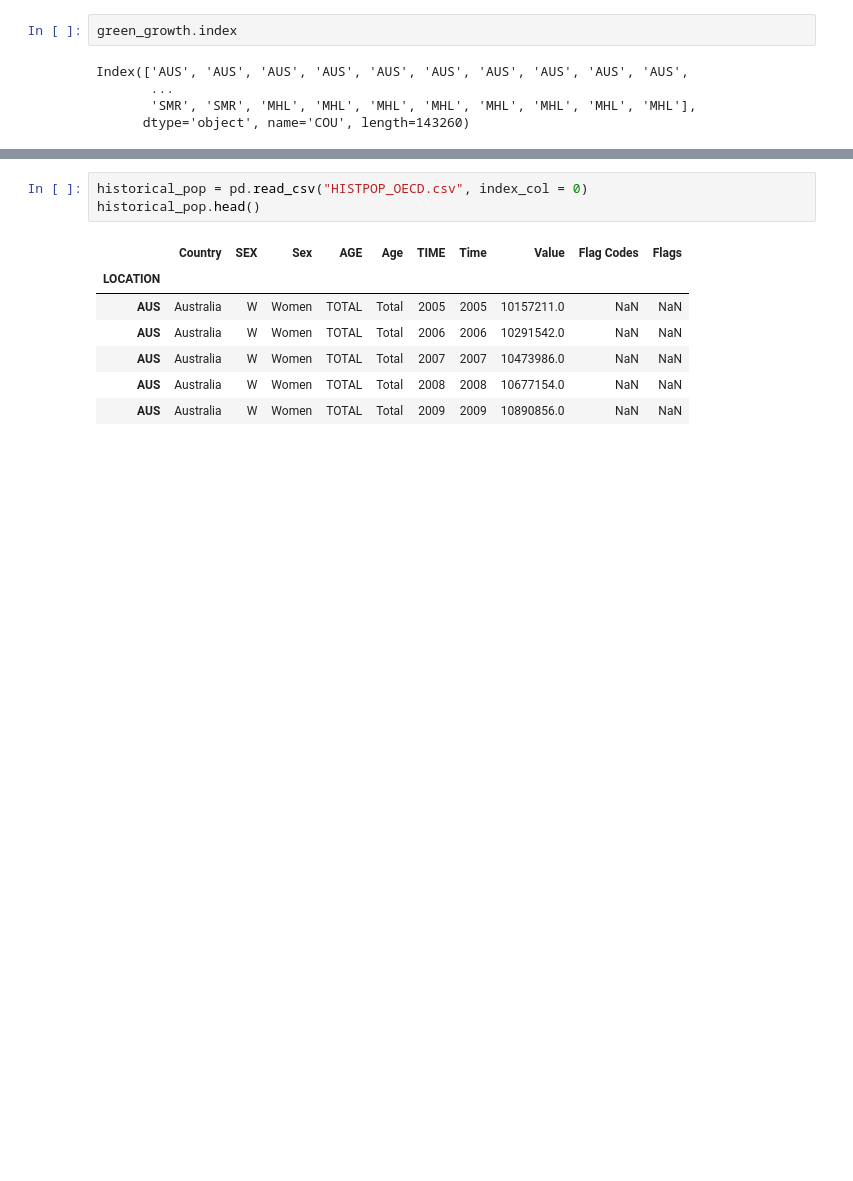
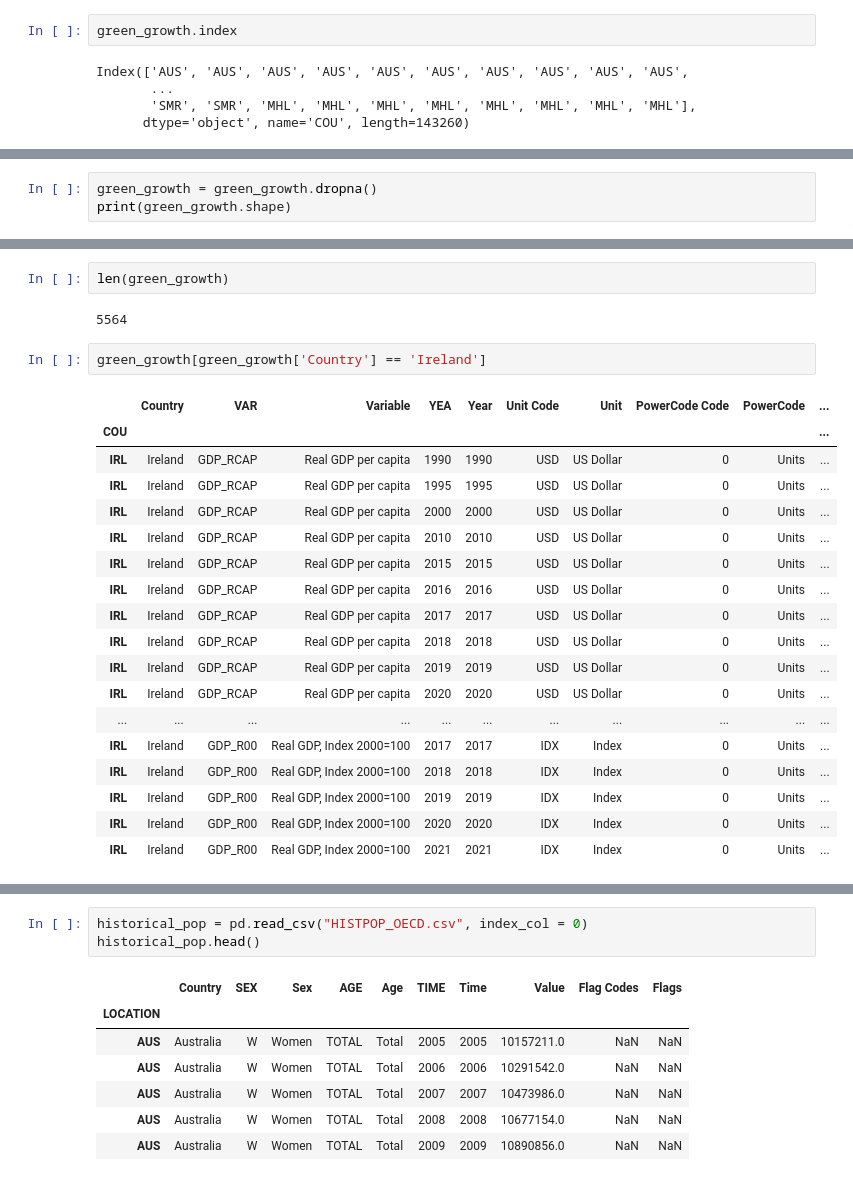
Before and after one commit to BoSuto/Data-analysis-for-business-March-2022-, a Jupyter notebook: Population, Economics & Green Growth.ipynb, the cells around one changed output, grey strips where cells are left out. Saved outputs shown, nothing was run; the diff lists cells and outputs as text; blank space fills up the shorter version.

```diff
--- a/Population, Economics & Green Growth.ipynb
+++ b/Population, Economics & Green Growth.ipynb
@@ -49,0 +88,3 @@ Index(['AUS', 'AUS', 'AUS', 'AUS', 'AUS', 'AUS', 'AUS', 'AUS', 'AUS', 'AUS',
+# %%
+green_growth = green_growth.dropna()
+print(green_growth.shape)
@@ -49,0 +103,25 @@ Index(['AUS', 'AUS', 'AUS', 'AUS', 'AUS', 'AUS', 'AUS', 'AUS', 'AUS', 'AUS',
+# %%
+len(green_growth)
+# %% [output]
+5564
+# %%
+green_growth[green_growth['Country'] == 'Ireland']
+# %% [output]
+|  | Country | VAR | Variable | YEA | Year | Unit Code | Unit | PowerCode Code | PowerCode | ... |
+| COU |  |  |  |  |  |  |  |  |  | ... |
+| IRL | Ireland | GDP_RCAP | Real GDP per capita | 1990 | 1990 | USD | US Dollar | 0 | Units | ... |
+| IRL | Ireland | GDP_RCAP | Real GDP per capita | 1995 | 1995 | USD | US Dollar | 0 | Units | ... |
+| IRL | Ireland | GDP_RCAP | Real GDP per capita | 2000 | 2000 | USD | US Dollar | 0 | Units | ... |
+| IRL | Ireland | GDP_RCAP | Real GDP per capita | 2010 | 2010 | USD | US Dollar | 0 | Units | ... |
+| IRL | Ireland | GDP_RCAP | Real GDP per capita | 2015 | 2015 | USD | US Dollar | 0 | Units | ... |
+| IRL | Ireland | GDP_RCAP | Real GDP per capita | 2016 | 2016 | USD | US Dollar | 0 | Units | ... |
+| IRL | Ireland | GDP_RCAP | Real GDP per capita | 2017 | 2017 | USD | US Dollar | 0 | Units | ... |
+| IRL | Ireland | GDP_RCAP | Real GDP per capita | 2018 | 2018 | USD | US Dollar | 0 | Units | ... |
+| IRL | Ireland | GDP_RCAP | Real GDP per capita | 2019 | 2019 | USD | US Dollar | 0 | Units | ... |
+| IRL | Ireland | GDP_RCAP | Real GDP per capita | 2020 | 2020 | USD | US Dollar | 0 | Units | ... |
+| ... | ... | ... | ... | ... | ... | ... | ... | ... | ... | ... |
+| IRL | Ireland | GDP_R00 | Real GDP, Index 2000=100 | 2017 | 2017 | IDX | Index | 0 | Units | ... |
+| IRL | Ireland | GDP_R00 | Real GDP, Index 2000=100 | 2018 | 2018 | IDX | Index | 0 | Units | ... |
+| IRL | Ireland | GDP_R00 | Real GDP, Index 2000=100 | 2019 | 2019 | IDX | Index | 0 | Units | ... |
+| IRL | Ireland | GDP_R00 | Real GDP, Index 2000=100 | 2020 | 2020 | IDX | Index | 0 | Units | ... |
+| IRL | Ireland | GDP_R00 | Real GDP, Index 2000=100 | 2021 | 2021 | IDX | Index | 0 | Units | ... |
```
Also changed, not shown: parts of 8 cells of this notebook.
